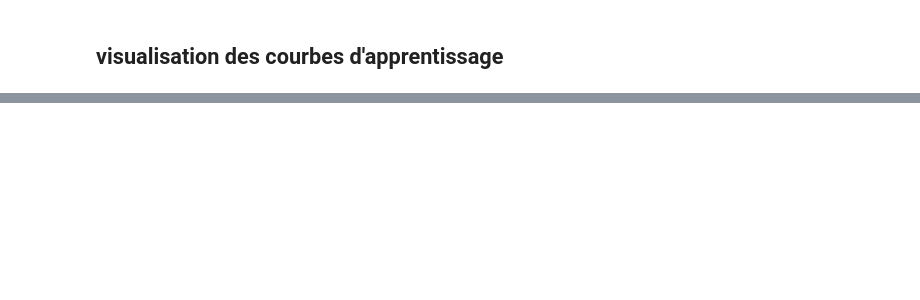
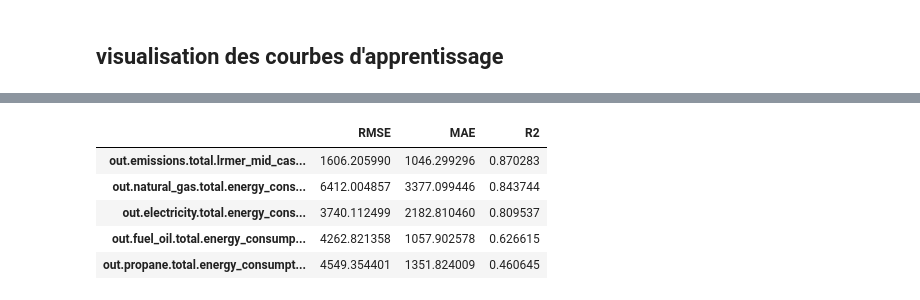
Before and after one commit to BOUBAKERAMDY/FlexiMax, a Jupyter notebook: notebooks/05_deeplearning/mlp_stratified.ipynb, the cells around one changed output, grey strips where cells are left out. Drawn from its saved outputs; the diff is of its cells as text; code cells hidden in the pictures; blank space fills up the shorter version.

```diff
--- a/notebooks/05_deeplearning/mlp_stratified.ipynb
+++ b/notebooks/05_deeplearning/mlp_stratified.ipynb
@@ -230,0 +231,4 @@ plt.show()
+# %%
+Y_pred_scaled = model.predict(X_test_scaled)
+Y_pred = scaler_Y.inverse_transform(Y_pred_scaled)
+Y_true = Y_test.values
@@ -230,0 +237,23 @@ plt.show()
+# %%
+results = {}
+
+for i, col in enumerate(Y.columns):
+
+    rmse = np.sqrt(mean_squared_error(Y_true[:, i], Y_pred[:, i]))
+    mae = mean_absolute_error(Y_true[:, i], Y_pred[:, i])
+    r2 = r2_score(Y_true[:, i], Y_pred[:, i])
+
+    results[col] = {
+        "RMSE": rmse,
+        "MAE": mae,
+        "R2": r2
+    }
+
+pd.DataFrame(results).T.sort_values("R2", ascending=False)
+# %% [output]
+|  | RMSE | MAE | R2 |
+| out.emissions.total.lrmer_mid_cas... | 1606.205990 | 1046.299296 | 0.870283 |
+| out.natural_gas.total.energy_cons... | 6412.004857 | 3377.099446 | 0.843744 |
+| out.electricity.total.energy_cons... | 3740.112499 | 2182.810460 | 0.809537 |
+| out.fuel_oil.total.energy_consump... | 4262.821358 | 1057.902578 | 0.626615 |
+| out.propane.total.energy_consumpt... | 4549.354401 | 1351.824009 | 0.460645 |
```
Also changed, not shown: parts of 4 cells of this notebook.
